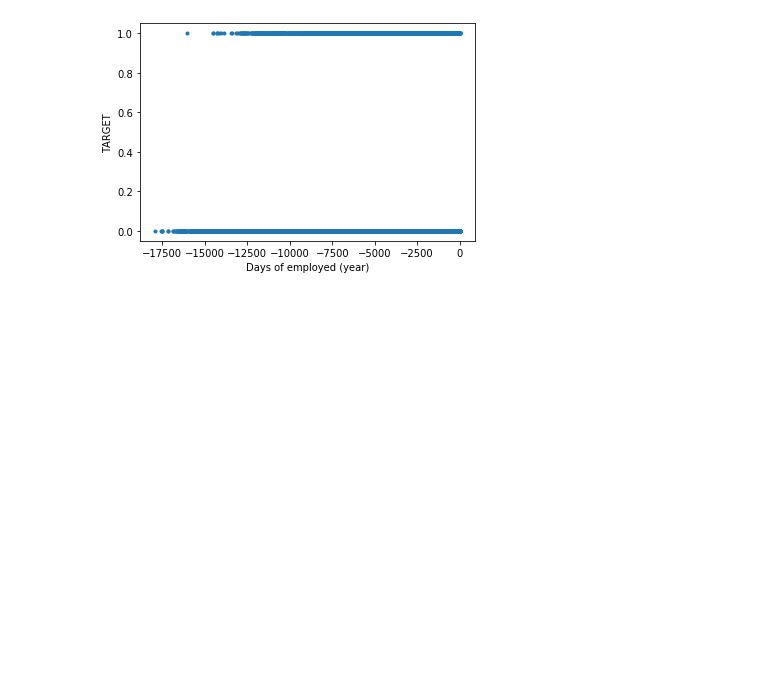
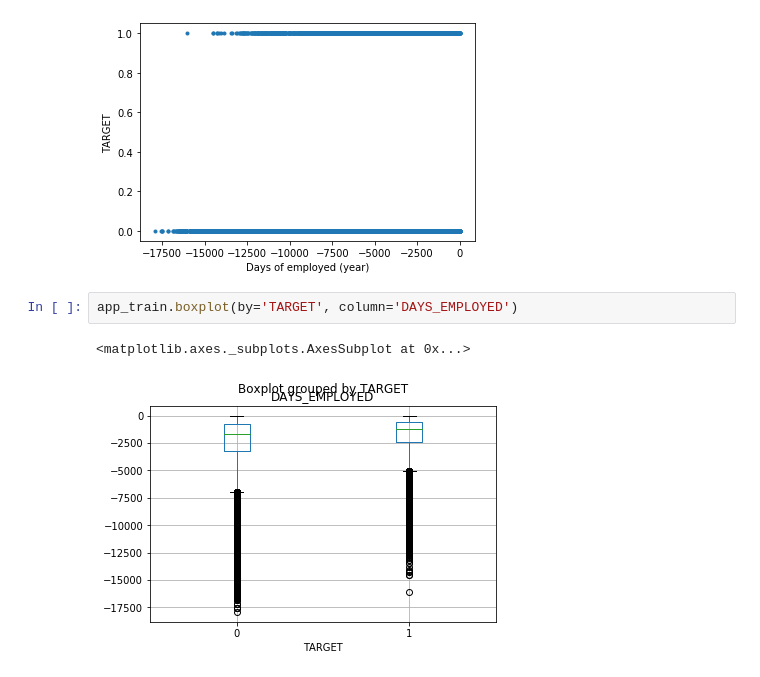
Before and after one commit to okayell/4th-ML100Days, a Jupyter notebook: homework/Day_015_HW.ipynb, the cells around one changed output. Cells and saved outputs as stored; diff of their text form; blank space fills up the shorter version.

```diff
--- a/homework/Day_015_HW.ipynb
+++ b/homework/Day_015_HW.ipynb
@@ -126,6 +126,11 @@ plt.ylabel('TARGET')
 plt.show()
 # %% [output]
 [figure]
+# %%
+app_train.boxplot(by='TARGET', column='DAYS_EMPLOYED')
+# %% [output]
+<matplotlib.axes._subplots.AxesSubplot at 0x...>
+[figure, added]
 # %%
 # 如果直接畫散布圖 - 看不出任何趨勢或形態
 plt.plot(app_train['EXT_SOURCE_3'], app_train['TARGET'], '.')
```
Also changed, not shown: parts of 2 cells of this notebook.
